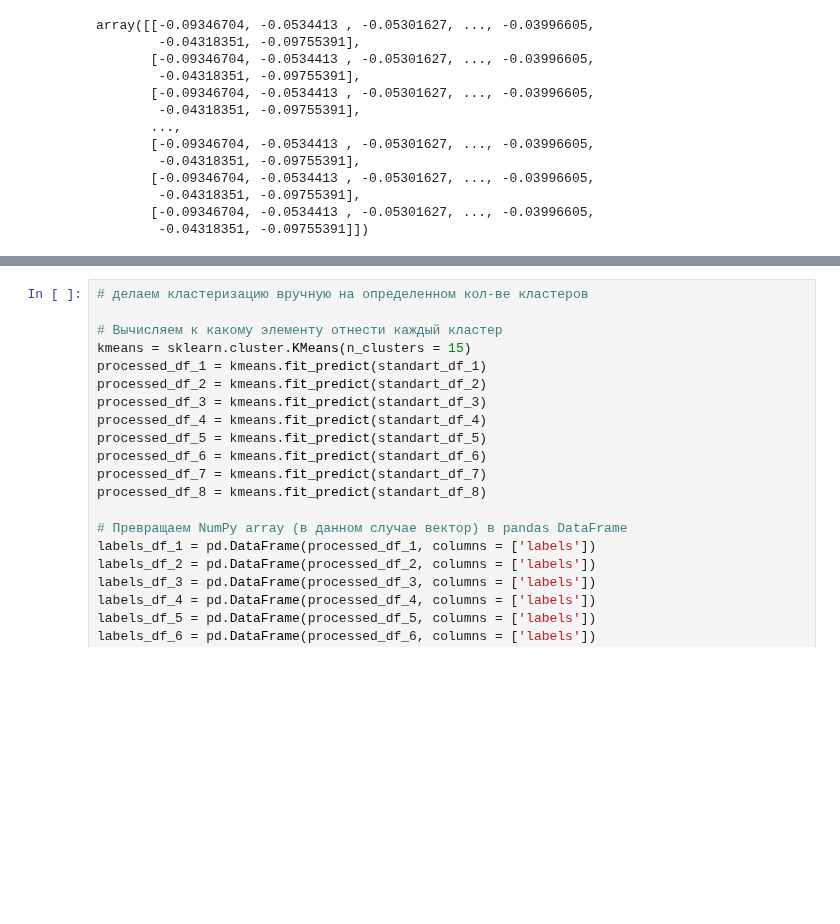
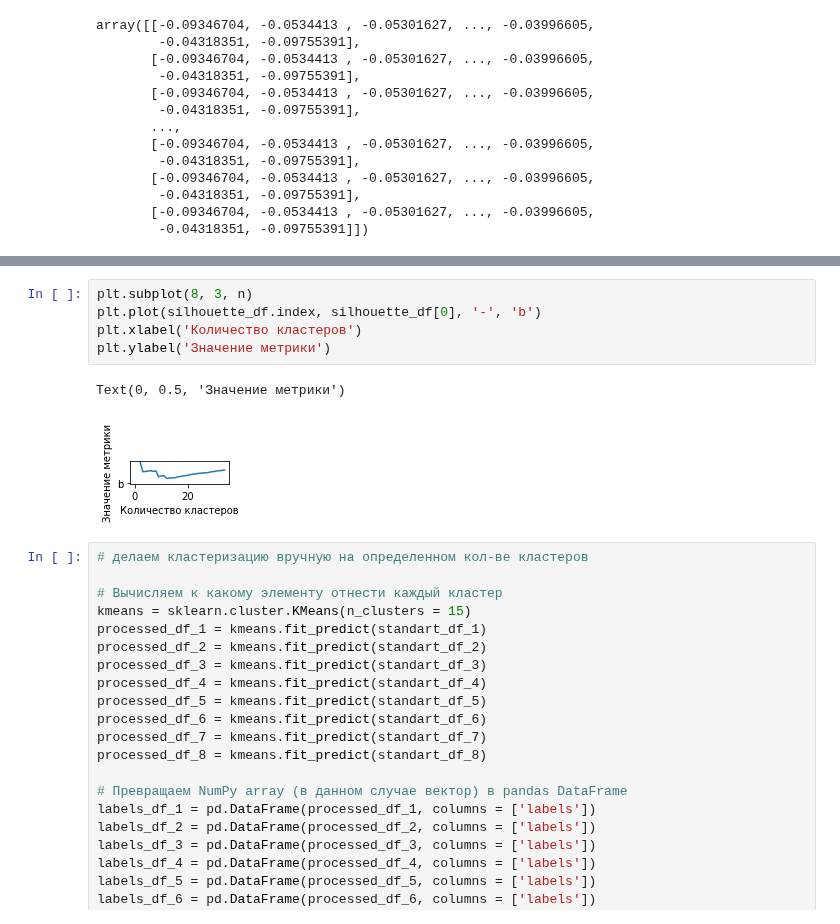
Before and after one commit to Maksimka9/clustering, a Jupyter notebook: main.ipynb, the cells around one changed output, grey strips where cells are left out. Saved outputs shown, nothing was run; the diff lists cells and outputs as text; blank space fills up the shorter version.

```diff
--- a/main.ipynb
+++ b/main.ipynb
@@ -213,3 +270,11 @@ NameError: ignored
+# %%
+plt.subplot(8, 3, n)
+plt.plot(silhouette_df.index, silhouette_df[0], '-', 'b')
+plt.xlabel('Количество кластеров')
+plt.ylabel('Значение метрики')
+# %% [output]
+Text(0, 0.5, 'Значение метрики')
+[figure, added]
 # %%
 # делаем кластеризацию вручную на определенном кол-ве кластеров
 
```
Also changed, not shown: parts of 5 cells of this notebook.
